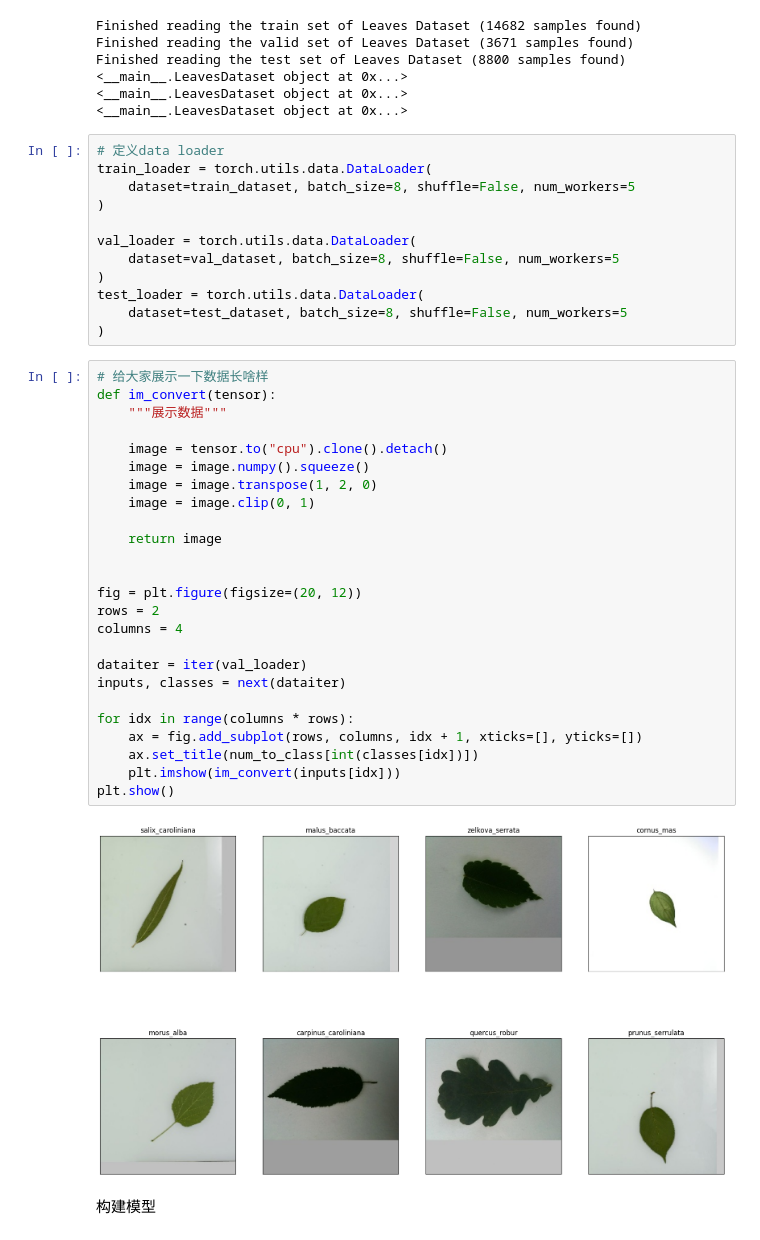
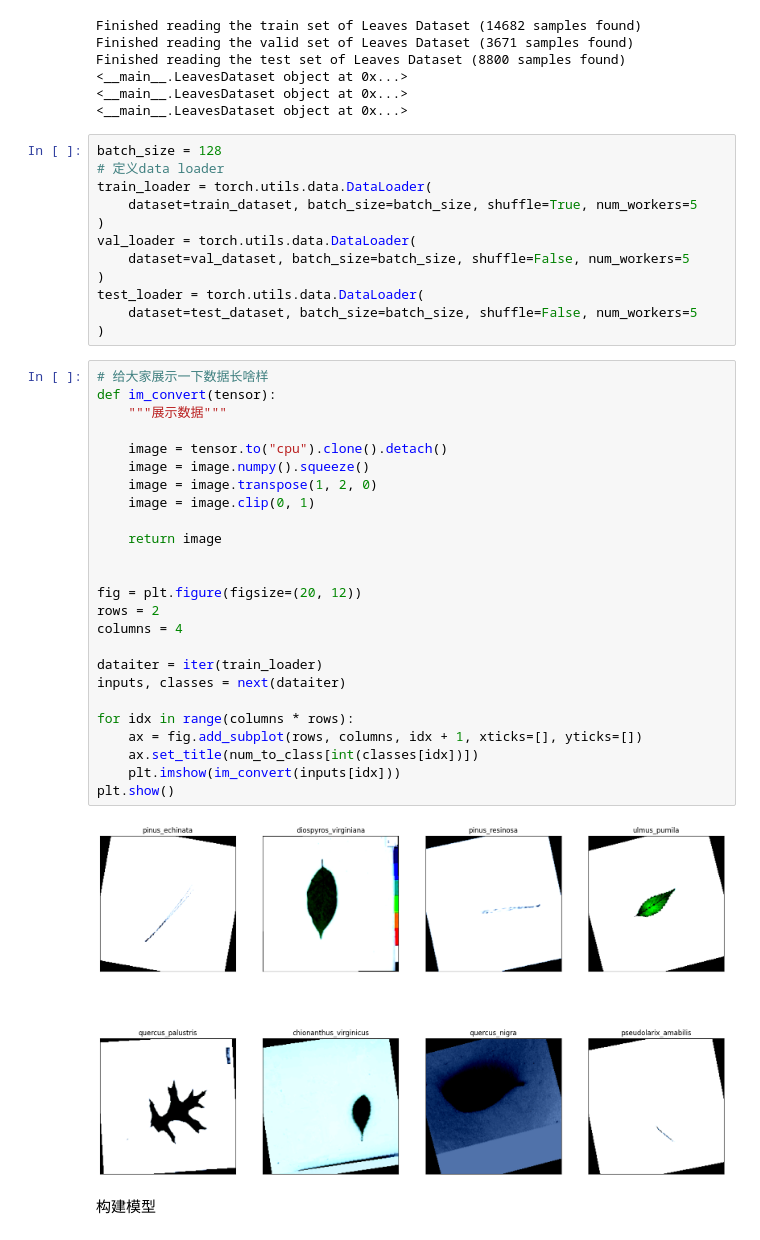
Before and after one commit to jagger235711/d2l-zh-pytorch-colab, a Jupyter notebook: 实战/c2/classify-leaves2.ipynb, the cells around one changed output. Drawn from its saved outputs; the diff is of its cells as text.

```diff
--- a/实战/c2/classify-leaves2.ipynb
+++ b/实战/c2/classify-leaves2.ipynb
@@ -176,44 +236,44 @@ Finished reading the test set of Leaves Dataset (8800 samples found)
 <__main__.LeavesDataset object at 0x...>
 <__main__.LeavesDataset object at 0x...>
 # %%
+batch_size = 128
 # 定义data loader
 train_loader = torch.utils.data.DataLoader(
-    dataset=train_dataset, batch_size=8, shuffle=False, num_workers=5
+    dataset=train_dataset, batch_size=batch_size, shuffle=True, num_workers=5
 )
-
 val_loader = torch.utils.data.DataLoader(
-    dataset=val_dataset, batch_size=8, shuffle=False, num_workers=5
+    dataset=val_dataset, batch_size=batch_size, shuffle=False, num_workers=5
 )
 test_loader = torch.utils.data.DataLoader(
-    dataset=test_dataset, batch_size=8, shuffle=False, num_workers=5
+    dataset=test_dataset, batch_size=batch_size, shuffle=False, num_workers=5
 )
 # %%
 # 给大家展示一下数据长啥样
 def im_convert(tensor):
     """展示数据"""
 
     image = tensor.to("cpu").clone().detach()
     image = image.numpy().squeeze()
     image = image.transpose(1, 2, 0)
     image = image.clip(0, 1)
 
     return image
 
 
 fig = plt.figure(figsize=(20, 12))
 rows = 2
 columns = 4
 
-dataiter = iter(val_loader)
+dataiter = iter(train_loader)
 inputs, classes = next(dataiter)
 
 for idx in range(columns * rows):
     ax = fig.add_subplot(rows, columns, idx + 1, xticks=[], yticks=[])
     ax.set_title(num_to_class[int(classes[idx])])
     plt.imshow(im_convert(inputs[idx]))
 plt.show()
 # %% [output]
-[figure, old version]
+[figure, new version]
 # %% [markdown]
 构建模型
 # %%
```
Also changed, not shown: parts of 9 cells of this notebook, 2 other files.
